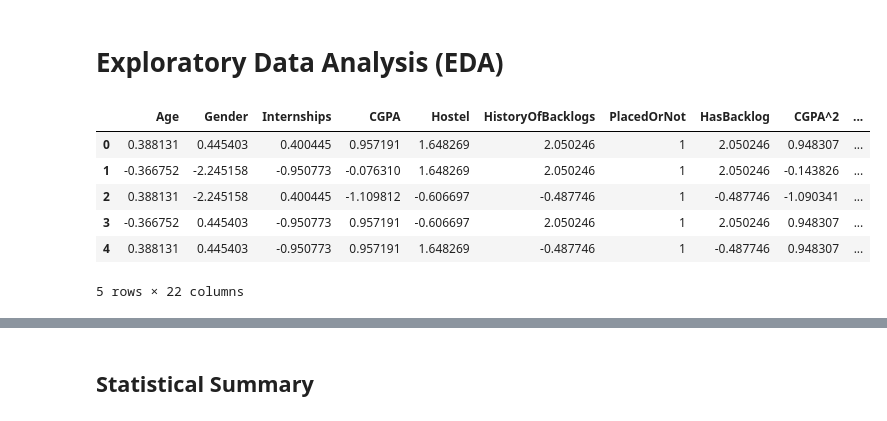
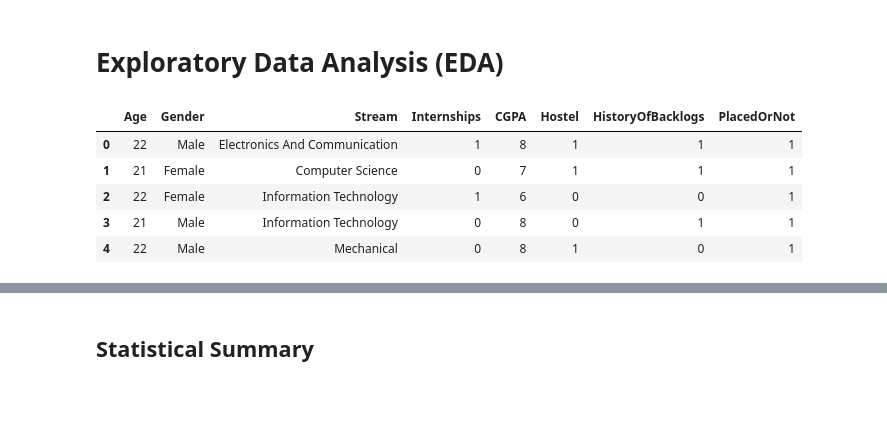
Before and after one commit to SujalBhagat2709/AICTE-Internship, a Jupyter notebook: Campus_Placement_Prediction_Project.ipynb, the cells around one changed output, grey strips where cells are left out. Saved outputs shown, nothing was run; the diff lists cells and outputs as text; code cells hidden in the pictures.

```diff
--- a/Campus_Placement_Prediction_Project.ipynb
+++ b/Campus_Placement_Prediction_Project.ipynb
@@ -163,15 +195,14 @@ Loaded dataset with 2966 rows and 8 columns
 # %% [markdown]
 # Exploratory Data Analysis (EDA)
 # %%
-display(df.head(5))
+df.head(5)
 # %% [output]
-|  | Age | Gender | Internships | CGPA | Hostel | HistoryOfBacklogs | PlacedOrNot | HasBacklog | CGPA^2 | ... |
-| 0 | 0.388131 | 0.445403 | 0.400445 | 0.957191 | 1.648269 | 2.050246 | 1 | 2.050246 | 0.948307 | ... |
-| 1 | -0.366752 | -2.245158 | -0.950773 | -0.076310 | 1.648269 | 2.050246 | 1 | 2.050246 | -0.143826 | ... |
-| 2 | 0.388131 | -2.245158 | 0.400445 | -1.109812 | -0.606697 | -0.487746 | 1 | -0.487746 | -1.090341 | ... |
-| 3 | -0.366752 | 0.445403 | -0.950773 | 0.957191 | -0.606697 | 2.050246 | 1 | 2.050246 | 0.948307 | ... |
-| 4 | 0.388131 | 0.445403 | -0.950773 | 0.957191 | 1.648269 | -0.487746 | 1 | -0.487746 | 0.948307 | ... |
+|  | Age | Gender | Stream | Internships | CGPA | Hostel | HistoryOfBacklogs | PlacedOrNot |
+| 0 | 22 | Male | Electronics And Communication | 1 | 8 | 1 | 1 | 1 |
+| 1 | 21 | Female | Computer Science | 0 | 7 | 1 | 1 | 1 |
+| 2 | 22 | Female | Information Technology | 1 | 6 | 0 | 0 | 1 |
+| 3 | 21 | Male | Information Technology | 0 | 8 | 0 | 1 | 1 |
+| 4 | 22 | Male | Mechanical | 0 | 8 | 1 | 0 | 1 |
-5 rows × 22 columns
 # %%
 print(df.info())
 # %% [output]
```
Also changed, not shown: parts of 28 cells of this notebook.
